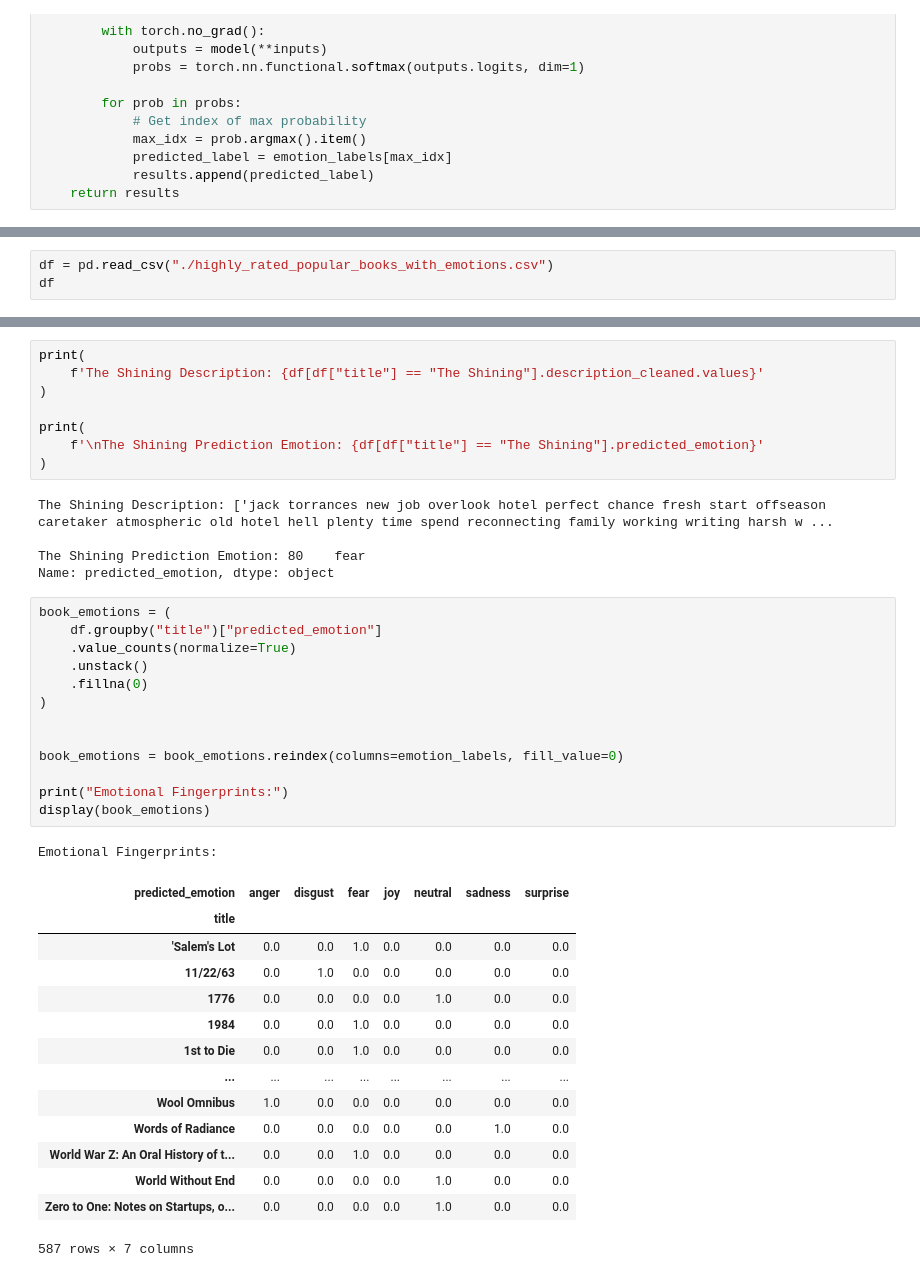
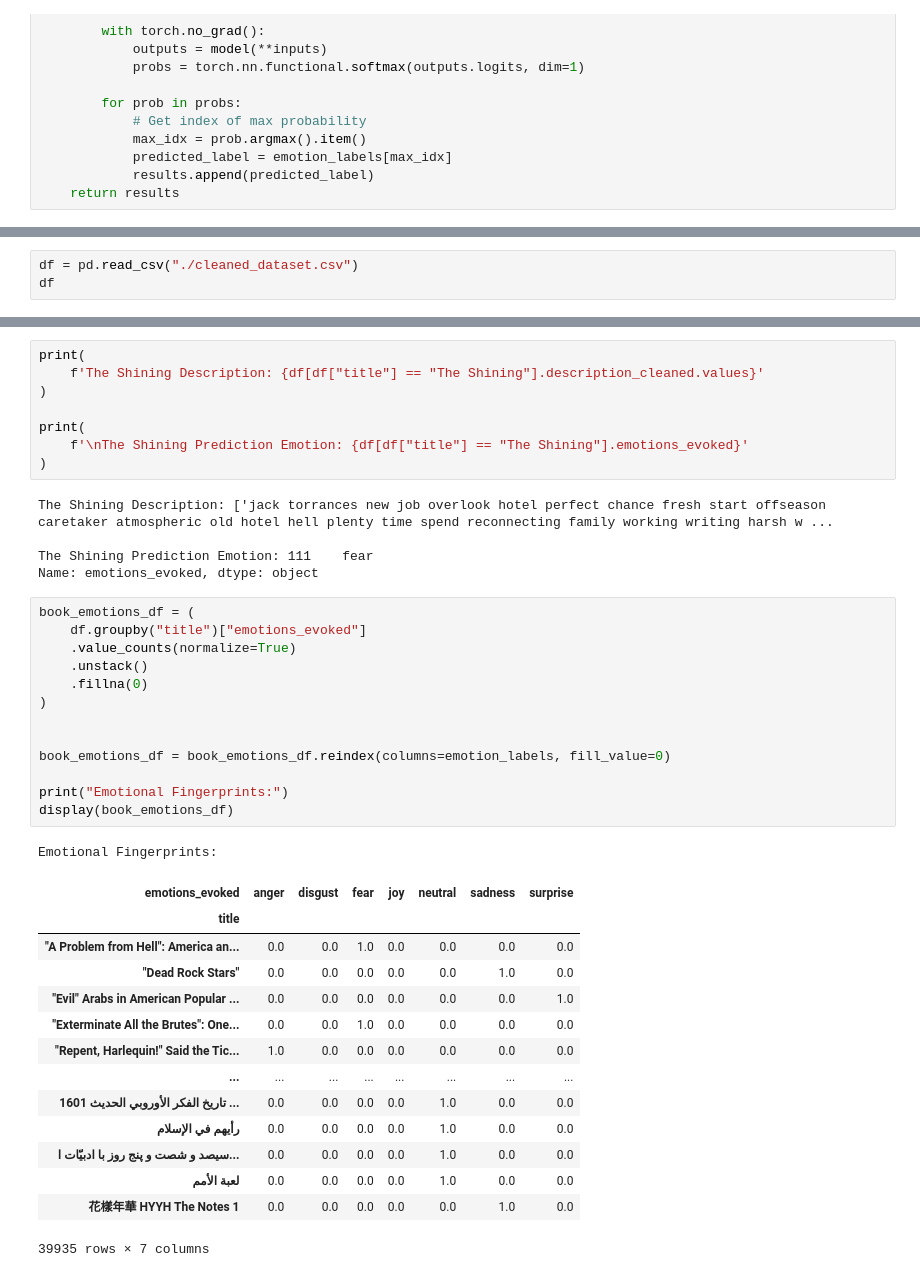
Before and after one commit to christiandarvs/MoodShelf, a Jupyter notebook: moodshelf.ipynb, the cells around one changed output, grey strips where cells are left out. Saved outputs shown, nothing was run; the diff lists cells and outputs as text.

```diff
--- a/moodshelf.ipynb
+++ b/moodshelf.ipynb
@@ -231,5 +216,5 @@ See the caveats in the documentation: https://pandas.pydata.org/pandas-docs/stab
 # %%
-df = pd.read_csv("./highly_rated_popular_books_with_emotions.csv")
+df = pd.read_csv("./cleaned_dataset.csv")
 df
 # %% [output]
 |  | title | author | rating | description | language | genres | pages | publisher | publishDate | ... |
@@ -273,42 +263,42 @@ print(
 )
 
 print(
-    f'\nThe Shining Prediction Emotion: {df[df["title"] == "The Shining"].predicted_emotion}'
+    f'\nThe Shining Prediction Emotion: {df[df["title"] == "The Shining"].emotions_evoked}'
 )
 # %% [output]
 The Shining Description: ['jack torrances new job overlook hotel perfect chance fresh start offseason caretaker atmospheric old hotel hell plenty time spend reconnecting family working writing harsh w ...
 
-The Shining Prediction Emotion: 80    fear
-Name: predicted_emotion, dtype: object
+The Shining Prediction Emotion: 111    fear
+Name: emotions_evoked, dtype: object
 # %%
-book_emotions = (
-    df.groupby("title")["predicted_emotion"]
+book_emotions_df = (
+    df.groupby("title")["emotions_evoked"]
     .value_counts(normalize=True)
     .unstack()
     .fillna(0)
 )
 
 
-book_emotions = book_emotions.reindex(columns=emotion_labels, fill_value=0)
+book_emotions_df = book_emotions_df.reindex(columns=emotion_labels, fill_value=0)
 
 print("Emotional Fingerprints:")
-display(book_emotions)
+display(book_emotions_df)
 # %% [output]
 Emotional Fingerprints:
-| predicted_emotion | anger | disgust | fear | joy | neutral | sadness | surprise |
+| emotions_evoked | anger | disgust | fear | joy | neutral | sadness | surprise |
 | title |  |  |  |  |  |  |  |
-| 'Salem's Lot | 0.0 | 0.0 | 1.0 | 0.0 | 0.0 | 0.0 | 0.0 |
-| 11/22/63 | 0.0 | 1.0 | 0.0 | 0.0 | 0.0 | 0.0 | 0.0 |
-| 1776 | 0.0 | 0.0 | 0.0 | 0.0 | 1.0 | 0.0 | 0.0 |
-| 1984 | 0.0 | 0.0 | 1.0 | 0.0 | 0.0 | 0.0 | 0.0 |
-| 1st to Die | 0.0 | 0.0 | 1.0 | 0.0 | 0.0 | 0.0 | 0.0 |
+| "A Problem from Hell": America an... | 0.0 | 0.0 | 1.0 | 0.0 | 0.0 | 0.0 | 0.0 |
+| "Dead Rock Stars" | 0.0 | 0.0 | 0.0 | 0.0 | 0.0 | 1.0 | 0.0 |
+| "Evil" Arabs in American Popular ... | 0.0 | 0.0 | 0.0 | 0.0 | 0.0 | 0.0 | 1.0 |
+| "Exterminate All the Brutes": One... | 0.0 | 0.0 | 1.0 | 0.0 | 0.0 | 0.0 | 0.0 |
+| "Repent, Harlequin!" Said the Tic... | 1.0 | 0.0 | 0.0 | 0.0 | 0.0 | 0.0 | 0.0 |
 | ... | ... | ... | ... | ... | ... | ... | ... |
-| Wool Omnibus | 1.0 | 0.0 | 0.0 | 0.0 | 0.0 | 0.0 | 0.0 |
-| Words of Radiance | 0.0 | 0.0 | 0.0 | 0.0 | 0.0 | 1.0 | 0.0 |
-| World War Z: An Oral History of t... | 0.0 | 0.0 | 1.0 | 0.0 | 0.0 | 0.0 | 0.0 |
-| World Without End | 0.0 | 0.0 | 0.0 | 0.0 | 1.0 | 0.0 | 0.0 |
-| Zero to One: Notes on Startups, o... | 0.0 | 0.0 | 0.0 | 0.0 | 1.0 | 0.0 | 0.0 |
+| تاريخ الفكر الأوروبي الحديث 1601 ... | 0.0 | 0.0 | 0.0 | 0.0 | 1.0 | 0.0 | 0.0 |
+| رأيهم في الإسلام | 0.0 | 0.0 | 0.0 | 0.0 | 1.0 | 0.0 | 0.0 |
+| سیصد و شصت و پنج روز با ادبیّات ا... | 0.0 | 0.0 | 0.0 | 0.0 | 1.0 | 0.0 | 0.0 |
+| لعبة الأمم | 0.0 | 0.0 | 0.0 | 0.0 | 1.0 | 0.0 | 0.0 |
+| 花樣年華 HYYH The Notes 1 | 0.0 | 0.0 | 0.0 | 0.0 | 0.0 | 1.0 | 0.0 |
-587 rows × 7 columns
+39935 rows × 7 columns
 # %%
 from sklearn.metrics.pairwise import cosine_similarity
 import numpy as np
```
Also changed, not shown: parts of 13 cells of this notebook, 4 other files.
